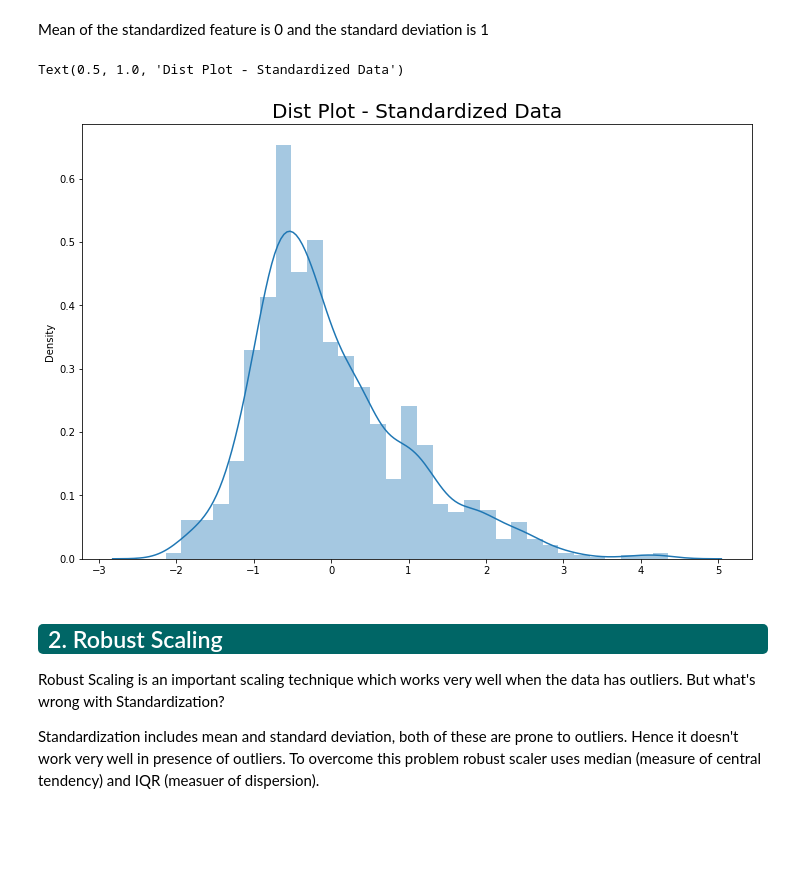
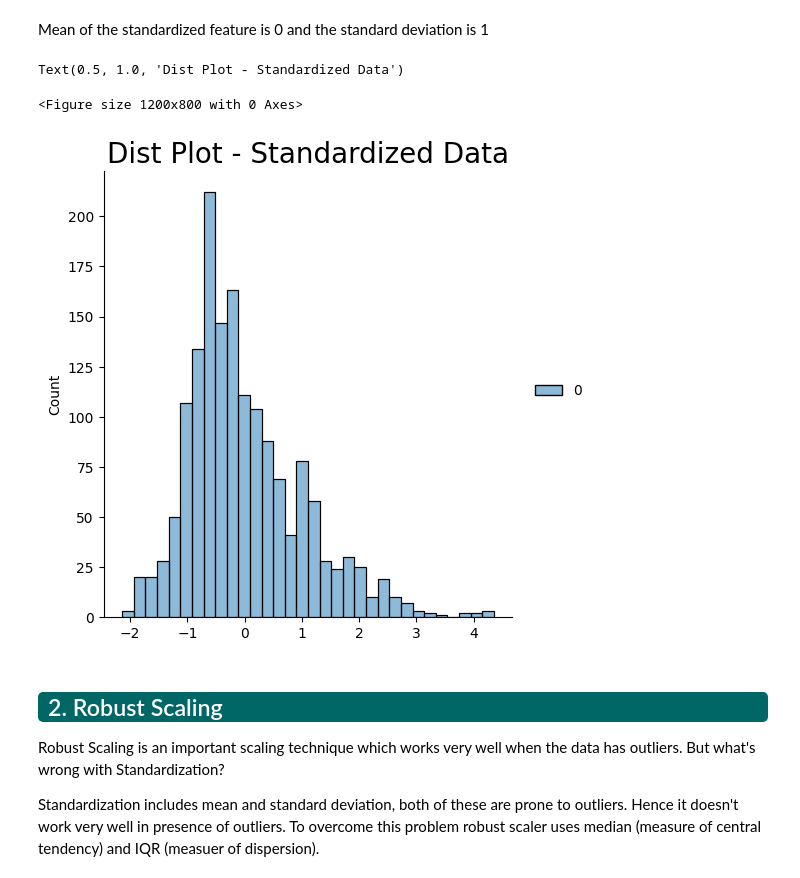
Before and after one commit to ankitw497/DataScience-Basics, a Jupyter notebook: Data_Preprocessing_EDA/Notebooks/2_5_Feature_Scaling.ipynb, the cells around one changed output. Cells and saved outputs as stored; diff of their text form; code cells hidden in the pictures; blank space fills up the shorter version.

Commit message:
Updated feature scaling and plots notebooks

```diff
--- a/Data_Preprocessing_EDA/Notebooks/2_5_Feature_Scaling.ipynb
+++ b/Data_Preprocessing_EDA/Notebooks/2_5_Feature_Scaling.ipynb
@@ -20,7 +20,7 @@ import pandas as pd
 import matplotlib.pyplot as plt
 import seaborn as sns
 # %%
-df = pd.read_csv('Datasets/winequality-red.csv')
+df = pd.read_csv('../Datasets/winequality-red.csv')
 df.head()
 # %% [output]
 |  | fixed acidity | volatile acidity | citric acid | residual sugar | chlorides | free sulfur dioxide | ... |
@@ -106,11 +106,12 @@ Mean of the standardized feature is 0 and the standard deviation is 1
 # %%
 # Distribution Plot
 plt.figure(figsize = [12,8])
-sns.distplot(fixed_acidity_standardized)
+sns.displot(fixed_acidity_standardized)
 plt.title('Dist Plot - Standardized Data', fontsize = 20)
 # %% [output]
 Text(0.5, 1.0, 'Dist Plot - Standardized Data')
+<Figure size 1200x800 with 0 Axes>
-[figure, old version]
+[figure, new version]
 # %% [markdown]
 <div class="alert alert-info" style="background-color:#006666; color:white; padding:0px 10px; border-radius:5px;"><h2 style='margin:10px 5px'>2. Robust Scaling</h2>
 </div>
```
Also changed, not shown: parts of 8 cells of this notebook, 1 other file.
